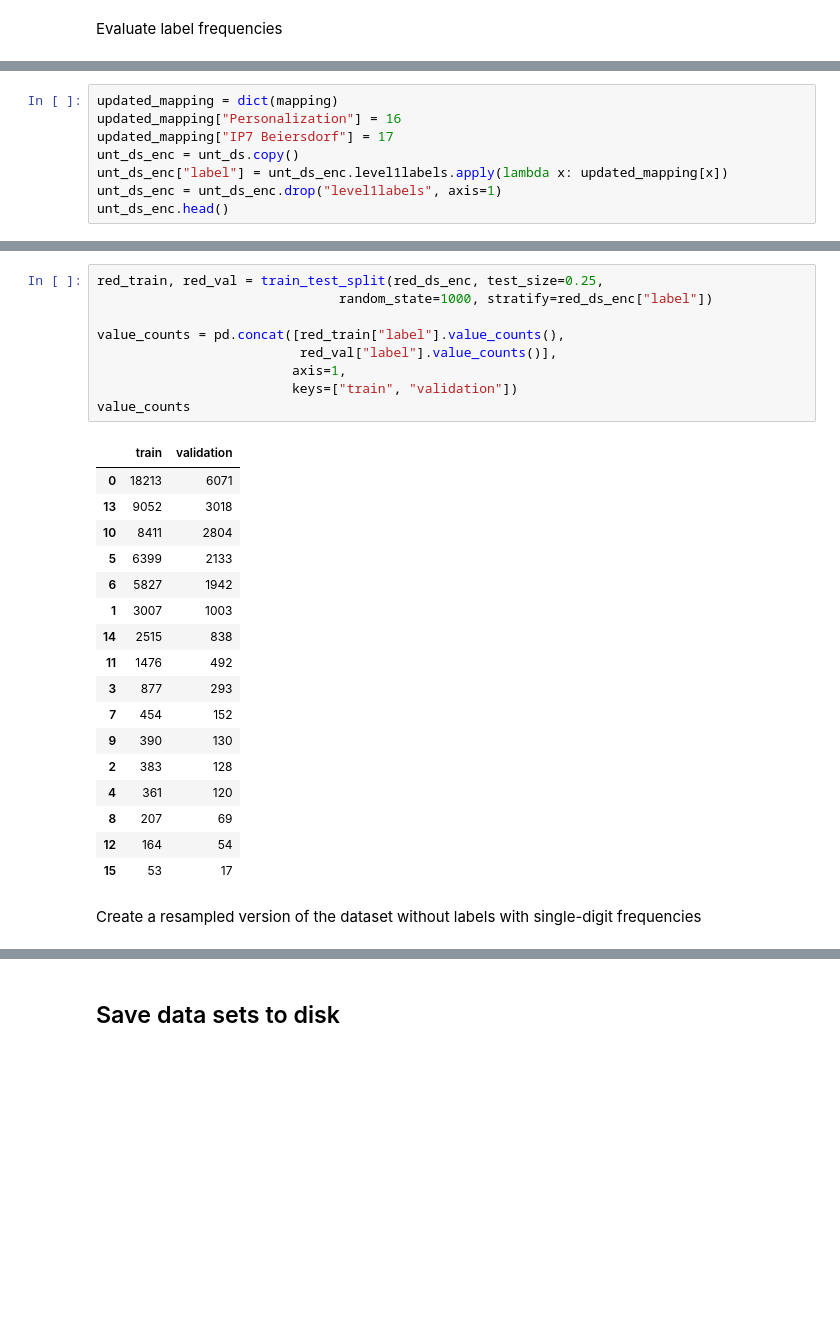
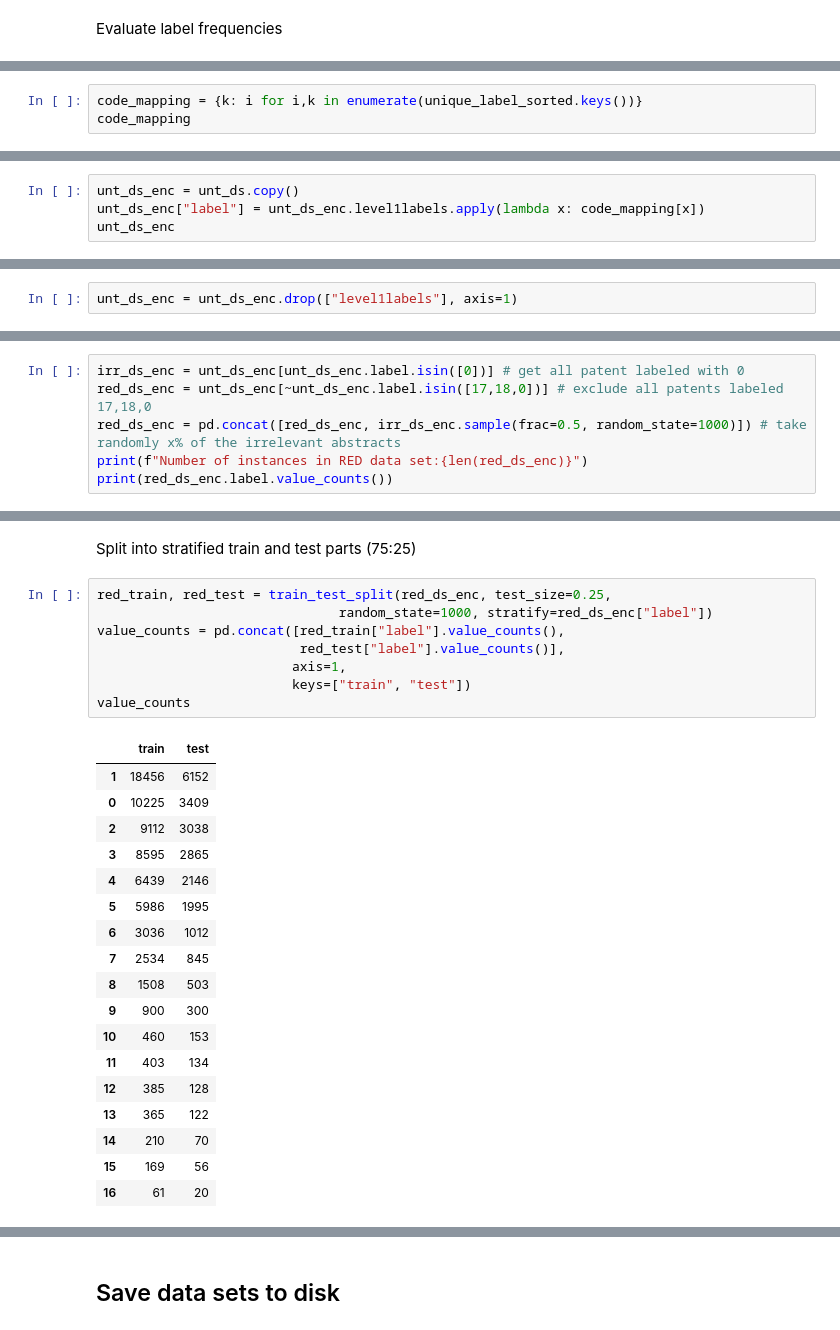
Before and after one commit to cdrc1103/MasterThesis, a Jupyter notebook: Experiments/MultiClass/CreateDataset.ipynb, the cells around one changed output, grey strips where cells are left out. Saved outputs shown, nothing was run; the diff lists cells and outputs as text; blank space fills up the shorter version.

```diff
--- a/Experiments/MultiClass/CreateDataset.ipynb
+++ b/Experiments/MultiClass/CreateDataset.ipynb
@@ -164,0 +136,3 @@ Encode the labels of the UNT data set to integers
+# %%
+code_mapping = {k: i for i,k in enumerate(unique_label_sorted.keys())}
+code_mapping
@@ -165,9 +161,5 @@ Encode the labels of the UNT data set to integers
 # %%
-updated_mapping = dict(mapping)
-updated_mapping["Personalization"] = 16
-updated_mapping["IP7 Beiersdorf"] = 17
 unt_ds_enc = unt_ds.copy()
-unt_ds_enc["label"] = unt_ds_enc.level1labels.apply(lambda x: updated_mapping[x])
-unt_ds_enc = unt_ds_enc.drop("level1labels", axis=1)
-unt_ds_enc.head()
+unt_ds_enc["label"] = unt_ds_enc.level1labels.apply(lambda x: code_mapping[x])
+unt_ds_enc
 # %% [output]
@@ -181 +180,3 @@ unt_ds_enc.head()
+# %%
+unt_ds_enc = unt_ds_enc.drop(["level1labels"], axis=1)
 # %% [markdown]
@@ -211,0 +216,6 @@ value_counts
+# %%
+irr_ds_enc = unt_ds_enc[unt_ds_enc.label.isin([0])] # get all patent labeled with 0
+red_ds_enc = unt_ds_enc[~unt_ds_enc.label.isin([17,18,0])] # exclude all patents labeled 17,18,0
+red_ds_enc = pd.concat([red_ds_enc, irr_ds_enc.sample(frac=0.5, random_state=1000)]) # take randomly x% of the irrelevant abstracts
+print(f"Number of instances in RED data set:{len(red_ds_enc)}")
+print(red_ds_enc.label.value_counts())
@@ -212,29 +242,29 @@ value_counts
+# %% [markdown]
+Split into stratified train and test parts (75:25)
 # %%
-red_train, red_val = train_test_split(red_ds_enc, test_size=0.25,
+red_train, red_test = train_test_split(red_ds_enc, test_size=0.25,
                                random_state=1000, stratify=red_ds_enc["label"])
-
 value_counts = pd.concat([red_train["label"].value_counts(),
-                          red_val["label"].value_counts()],
+                          red_test["label"].value_counts()],
                          axis=1,
-                         keys=["train", "validation"])
+                         keys=["train", "test"])
 value_counts
 # %% [output]
-|  | train | validation |
-| 0 | 18213 | 6071 |
-| 13 | 9052 | 3018 |
-| 10 | 8411 | 2804 |
-| 5 | 6399 | 2133 |
-| 6 | 5827 | 1942 |
-| 1 | 3007 | 1003 |
-| 14 | 2515 | 838 |
-| 11 | 1476 | 492 |
-| 3 | 877 | 293 |
-| 7 | 454 | 152 |
-| 9 | 390 | 130 |
-| 2 | 383 | 128 |
-| 4 | 361 | 120 |
-| 8 | 207 | 69 |
-| 12 | 164 | 54 |
-| 15 | 53 | 17 |
+|  | train | test |
+| 1 | 18456 | 6152 |
+| 0 | 10225 | 3409 |
+| 2 | 9112 | 3038 |
+| 3 | 8595 | 2865 |
+| 4 | 6439 | 2146 |
+| 5 | 5986 | 1995 |
+| 6 | 3036 | 1012 |
+| 7 | 2534 | 845 |
+| 8 | 1508 | 503 |
+| 9 | 900 | 300 |
+| 10 | 460 | 153 |
+| 11 | 403 | 134 |
+| 12 | 385 | 128 |
+| 13 | 365 | 122 |
+| 14 | 210 | 70 |
+| 15 | 169 | 56 |
+| 16 | 61 | 20 |
-# %% [markdown]
-Create a resampled version of the dataset without labels with single-digit frequencies
```
Also changed, not shown: parts of 34 cells of this notebook, 4 other files.
